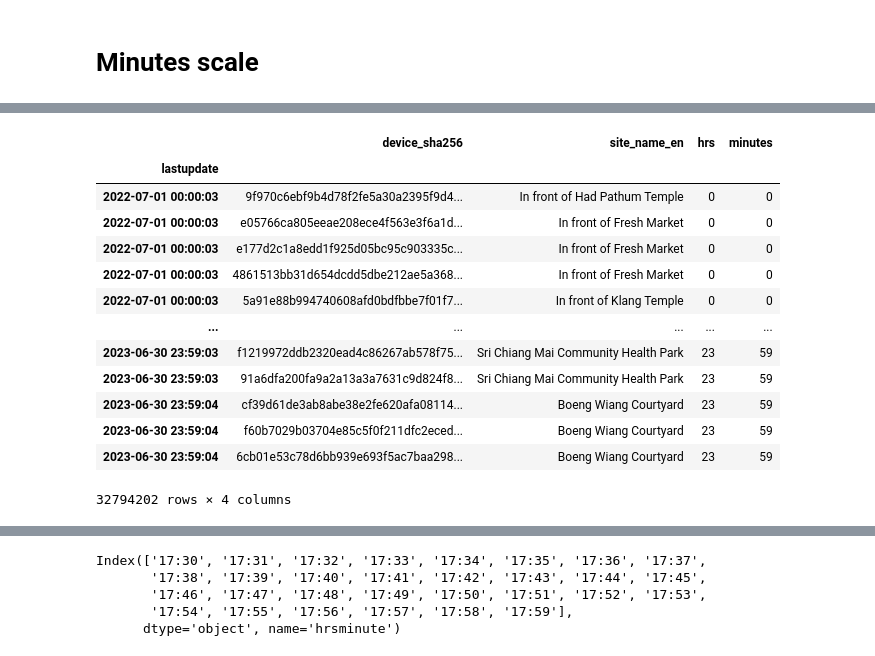
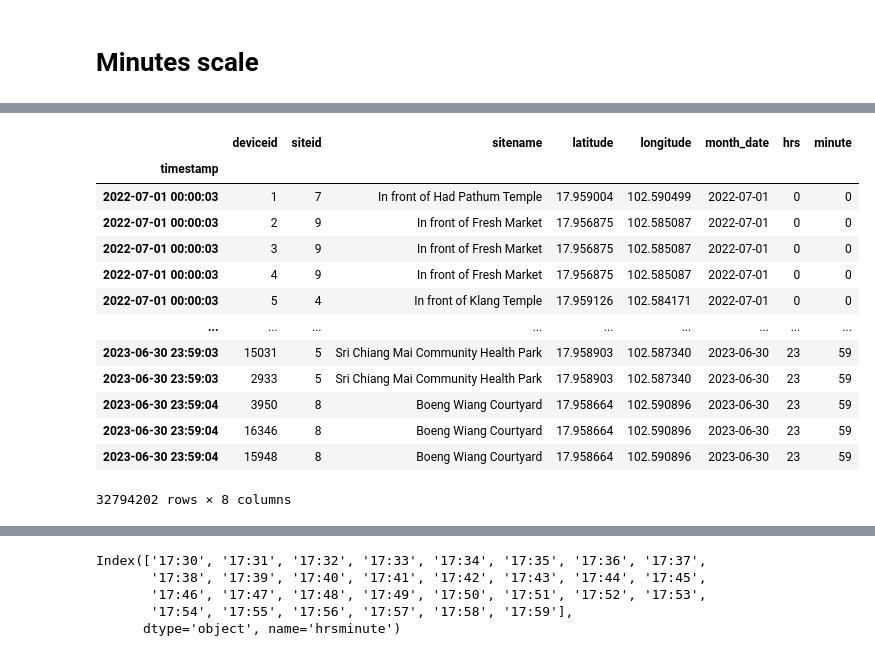
Before and after one commit to thalerngsak-wi/srichiangmaiwifi, a Jupyter notebook: wifi_client.ipynb, the cells around one changed output, grey strips where cells are left out. Saved outputs shown, nothing was run; the diff lists cells and outputs as text; code cells hidden in the pictures.

```diff
--- a/wifi_client.ipynb
+++ b/wifi_client.ipynb
@@ -1070,0 +1127,3 @@ df_hour_scale
+# %%
+df_hour_scale = df_date_scale.reset_index()
+df_hour_scale
@@ -1070,0 +1144,3 @@ df_hour_scale
+# %%
+df_hour_scale['hrs']=df_hour_scale.timestamp.dt.hour
+df_hour_scale
@@ -1255,0 +1303,3 @@ df_for_minute
+# %%
+df_for_minute = df_hour_scale
+df_for_minute
@@ -1255,0 +1320,3 @@ df_for_minute
+# %%
+df_for_minute['minute']=df_for_minute.timestamp.dt.minute
+df_for_minute
@@ -1264,22 +1349,22 @@ minutes                   int64
 dtype: object
 # %%
-df_for_minute.set_index('lastupdate',inplace=True)
+df_for_minute.set_index('timestamp',inplace=True)
 df_for_minute
 # %% [output]
-|  | device_sha256 | site_name_en | hrs | minutes |
-| lastupdate |  |  |  |  |
-| 2022-07-01 00:00:03 | 9f970c6ebf9b4d78f2fe5a30a2395f9d4... | In front of Had Pathum Temple | 0 | 0 |
-| 2022-07-01 00:00:03 | e05766ca805eeae208ece4f563e3f6a1d... | In front of Fresh Market | 0 | 0 |
-| 2022-07-01 00:00:03 | e177d2c1a8edd1f925d05bc95c903335c... | In front of Fresh Market | 0 | 0 |
-| 2022-07-01 00:00:03 | 4861513bb31d654dcdd5dbe212ae5a368... | In front of Fresh Market | 0 | 0 |
-| 2022-07-01 00:00:03 | 5a91e88b994740608afd0bdfbbe7f01f7... | In front of Klang Temple | 0 | 0 |
-| ... | ... | ... | ... | ... |
-| 2023-06-30 23:59:03 | f1219972ddb2320ead4c86267ab578f75... | Sri Chiang Mai Community Health Park | 23 | 59 |
-| 2023-06-30 23:59:03 | 91a6dfa200fa9a2a13a3a7631c9d824f8... | Sri Chiang Mai Community Health Park | 23 | 59 |
-| 2023-06-30 23:59:04 | cf39d61de3ab8abe38e2fe620afa08114... | Boeng Wiang Courtyard | 23 | 59 |
-| 2023-06-30 23:59:04 | f60b7029b03704e85c5f0f211dfc2eced... | Boeng Wiang Courtyard | 23 | 59 |
-| 2023-06-30 23:59:04 | 6cb01e53c78d6bb939e693f5ac7baa298... | Boeng Wiang Courtyard | 23 | 59 |
+|  | deviceid | siteid | sitename | latitude | longitude | month_date | hrs | minute |
+| timestamp |  |  |  |  |  |  |  |  |
+| 2022-07-01 00:00:03 | 1 | 7 | In front of Had Pathum Temple | 17.959004 | 102.590499 | 2022-07-01 | 0 | 0 |
+| 2022-07-01 00:00:03 | 2 | 9 | In front of Fresh Market | 17.956875 | 102.585087 | 2022-07-01 | 0 | 0 |
+| 2022-07-01 00:00:03 | 3 | 9 | In front of Fresh Market | 17.956875 | 102.585087 | 2022-07-01 | 0 | 0 |
+| 2022-07-01 00:00:03 | 4 | 9 | In front of Fresh Market | 17.956875 | 102.585087 | 2022-07-01 | 0 | 0 |
+| 2022-07-01 00:00:03 | 5 | 4 | In front of Klang Temple | 17.959126 | 102.584171 | 2022-07-01 | 0 | 0 |
+| ... | ... | ... | ... | ... | ... | ... | ... | ... |
+| 2023-06-30 23:59:03 | 15031 | 5 | Sri Chiang Mai Community Health Park | 17.958903 | 102.587340 | 2023-06-30 | 23 | 59 |
+| 2023-06-30 23:59:03 | 2933 | 5 | Sri Chiang Mai Community Health Park | 17.958903 | 102.587340 | 2023-06-30 | 23 | 59 |
+| 2023-06-30 23:59:04 | 3950 | 8 | Boeng Wiang Courtyard | 17.958664 | 102.590896 | 2023-06-30 | 23 | 59 |
+| 2023-06-30 23:59:04 | 16346 | 8 | Boeng Wiang Courtyard | 17.958664 | 102.590896 | 2023-06-30 | 23 | 59 |
+| 2023-06-30 23:59:04 | 15948 | 8 | Boeng Wiang Courtyard | 17.958664 | 102.590896 | 2023-06-30 | 23 | 59 |
-32794202 rows × 4 columns
+32794202 rows × 8 columns
 # %%
 df_by_minute=df_for_minute.loc['2023-04-14']
 df_by_minute
```
Also changed, not shown: parts of 93 cells of this notebook.
